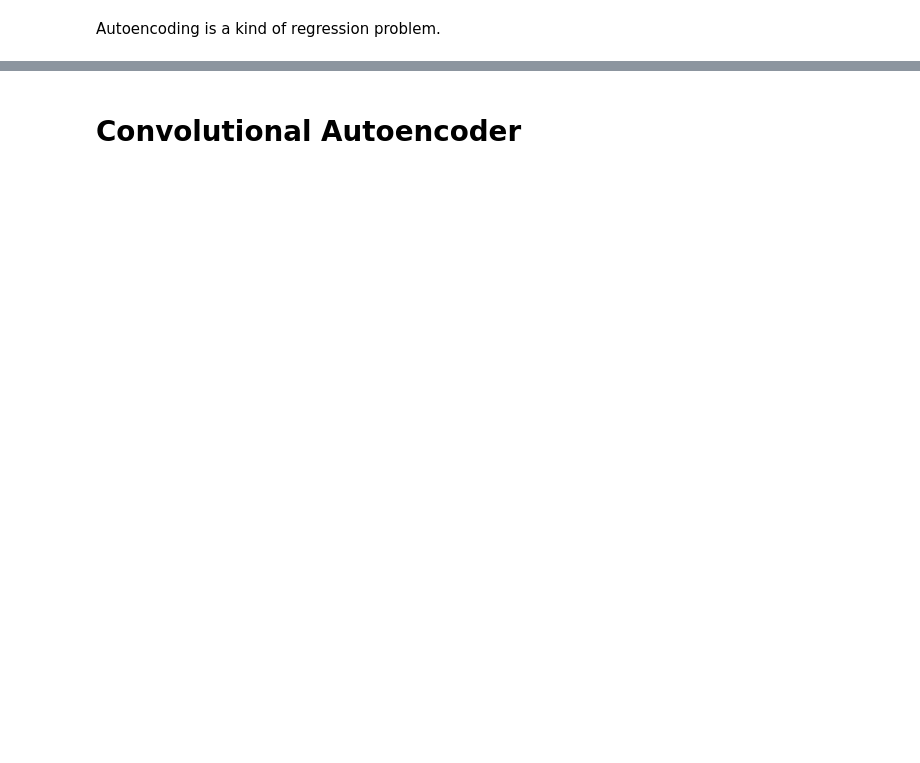
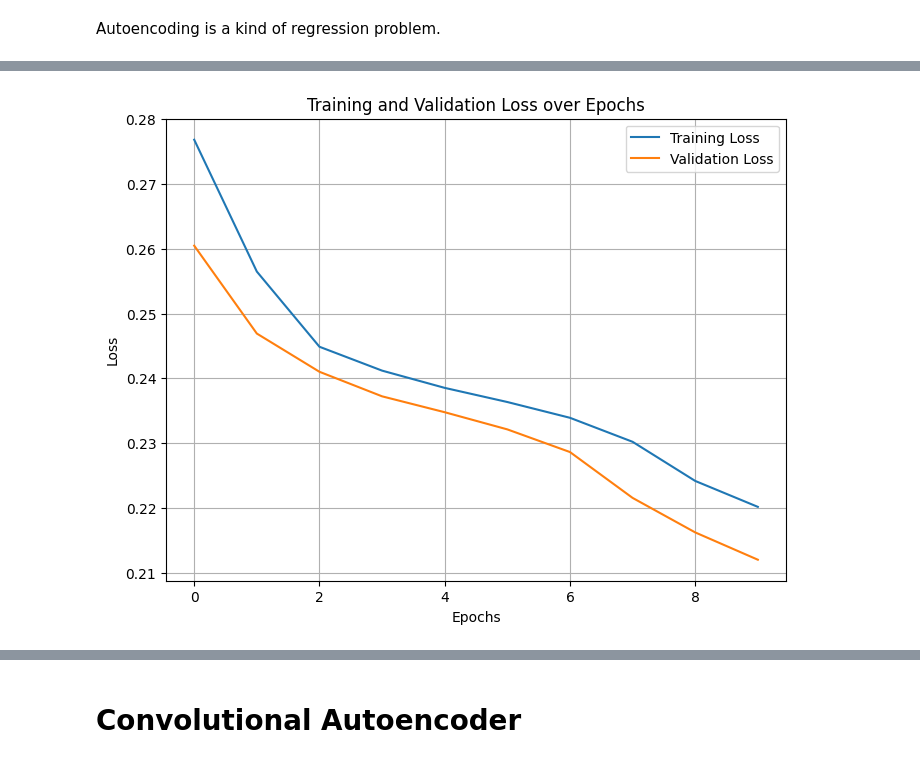
Before and after one commit to joseph-hellerstein/pixel_proficiency, a Jupyter notebook: notebooks/Pixel_Proficiency_4_self-supervised-autoencoders.ipynb, the cells around one changed output, grey strips where cells are left out. Cells and saved outputs as stored; diff of their text form; code cells hidden in the pictures; blank space fills up the shorter version.

```diff
--- a/notebooks/Pixel_Proficiency_4_self-supervised-autoencoders.ipynb
+++ b/notebooks/Pixel_Proficiency_4_self-supervised-autoencoders.ipynb
@@ -501,3 +580,5 @@ dae2.plot(X_MNIST_TEST)
 # %%
-dae2.plotLoss()
+DAE.plotLoss()
+# %% [output]
+[figure, added]
 # %%
```
Also changed, not shown: parts of 55 cells of this notebook, 2 other files.
